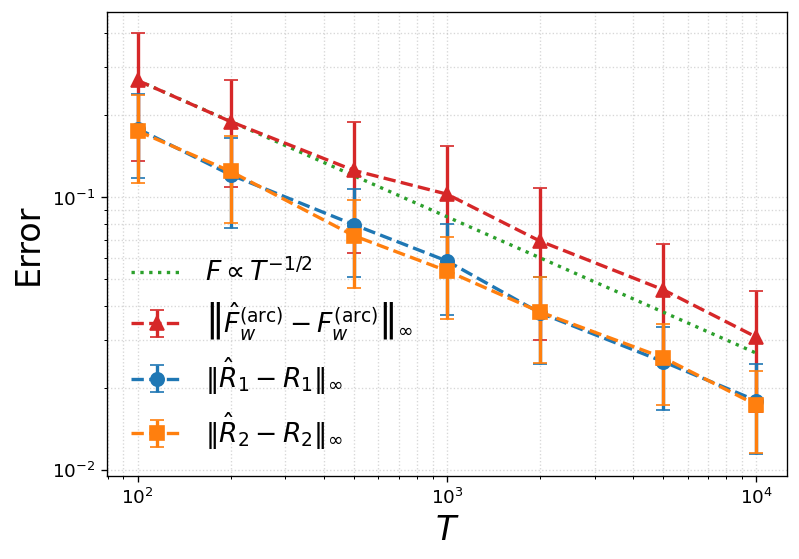
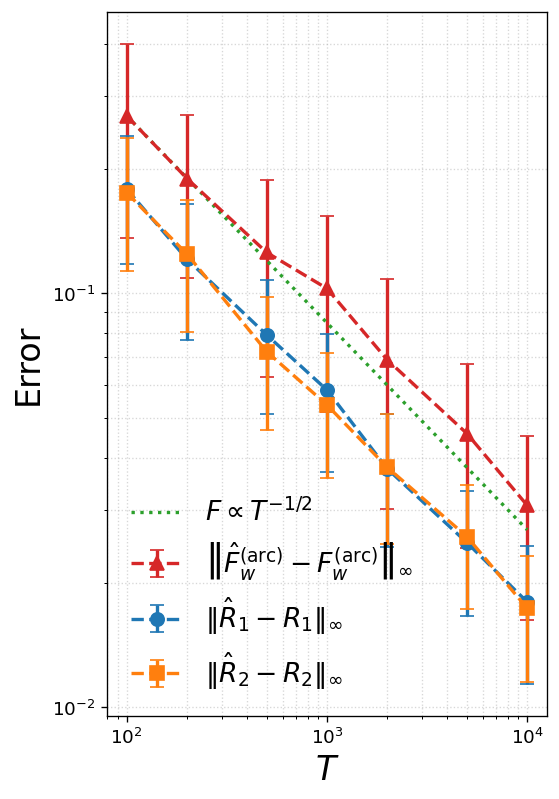
Code edit (unified diff) that turned the first committed figure into the second:
--- before
+++ after
@@ -92,5 +92,5 @@
     plt.legend(loc='lower left', framealpha=0.9)
     plt.grid(True, which='both')
-    plt.savefig("error_conv.png")
+    plt.savefig("error_conv.pdf",bbox_inches='tight')
     plt.show()
 

Commit: Add files via upload